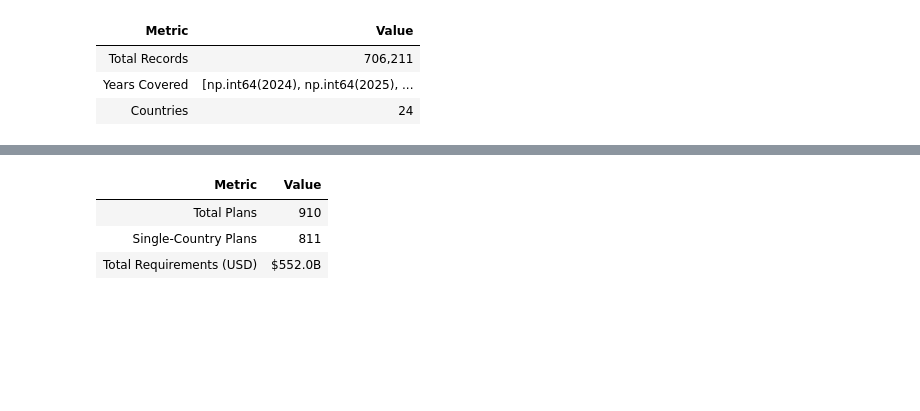
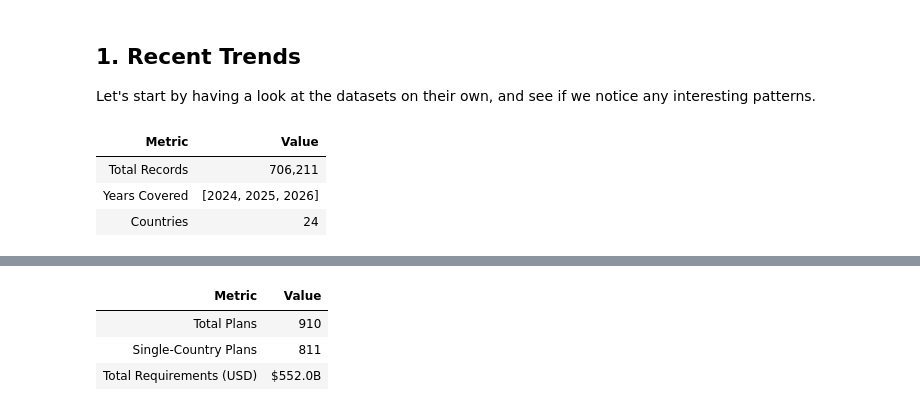
Before and after one commit to USER-397X/OCHA, a Jupyter notebook: stroopwafel.ipynb, the cells around one changed output, grey strips where cells are left out. Cells and saved outputs as stored; diff of their text form; code cells hidden in the pictures; blank space fills up the shorter version.

```diff
--- a/stroopwafel.ipynb
+++ b/stroopwafel.ipynb
@@ -46,25 +66,29 @@ def format_num(n):
+# %% [markdown]
+## 1. Recent Trends
+
+Let's start by having a look at the datasets on their own, and see if we notice any interesting patterns.
 # %%
 # Load HNO data (humanitarian needs by country/year)
 HNO_COLS = ["Country ISO3", "Description", "Cluster", "Category", "Population", "In Need", "Targeted"]
 
 hno = pd.concat([
  read_hdx_csv(DATA_DIR / f"hpc_hno_{y}.csv", usecols=HNO_COLS).assign(year=y)
  for y in YEARS
 ], ignore_index=True)
 
 # Convert numeric columns
 for c in ["Population", "In Need", "Targeted"]:
  hno[c] = pd.to_numeric(hno[c], errors="coerce")
 
 # Data summary
 hno_summary = pd.DataFrame({
  "Metric": ["Total Records", "Years Covered", "Countries"],
- "Value": [f"{len(hno):,}", f"{sorted(hno['year'].unique())}", hno['Country ISO3'].nunique()]
+ "Value": [f"{len(hno):,}", f"{[int(x) for x in sorted(hno['year'].unique())]}", hno['Country ISO3'].nunique()]
 })
 
 display(hno_summary.style.hide(axis="index"))
 # %% [output]
 | Metric | Value |
 | Total Records | 706,211 |
-| Years Covered | [np.int64(2024), np.int64(2025), ... |
+| Years Covered | [2024, 2025, 2026] |
 | Countries | 24 |
```
Also changed, not shown: parts of 23 cells of this notebook, 1 other file.
